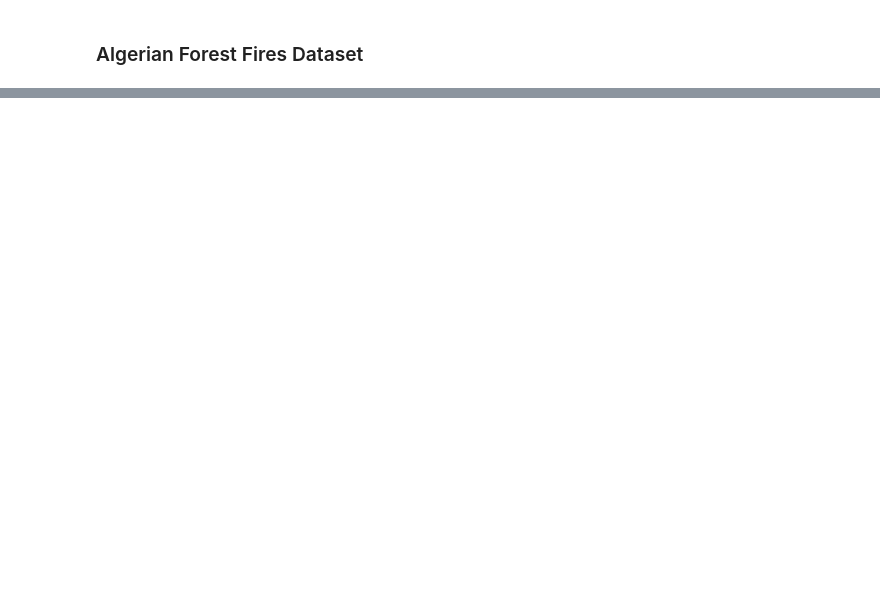
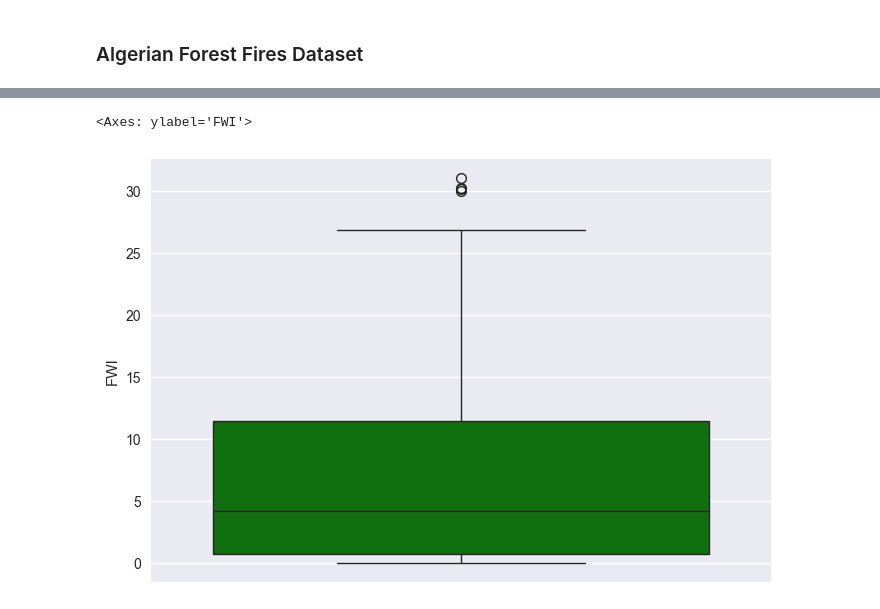
Before and after one commit to Aadarshrai1801/Ridge-Lasso-ElasticNet, a Jupyter notebook: Project.ipynb, the cells around one changed output, grey strips where cells are left out. Cells and saved outputs as stored; diff of their text form; code cells hidden in the pictures; blank space fills up the shorter version.

```diff
--- a/Project.ipynb
+++ b/Project.ipynb
@@ -9,0 +360,6 @@ ValueError: DataFrame constructor not properly called!
+# %%
+# Box Plot
+sns.boxplot(df_copy["FWI"], color = "green") #type: ignore
+# %% [output]
+<Axes: ylabel='FWI'>
+[figure, added]
```
Also changed, not shown: parts of 46 cells of this notebook, 2 other files.
